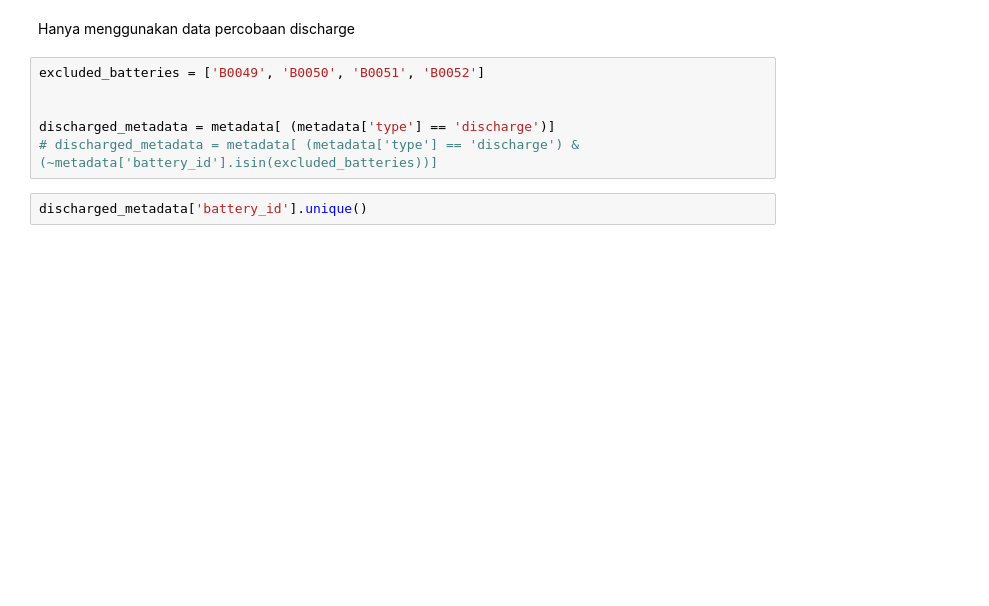
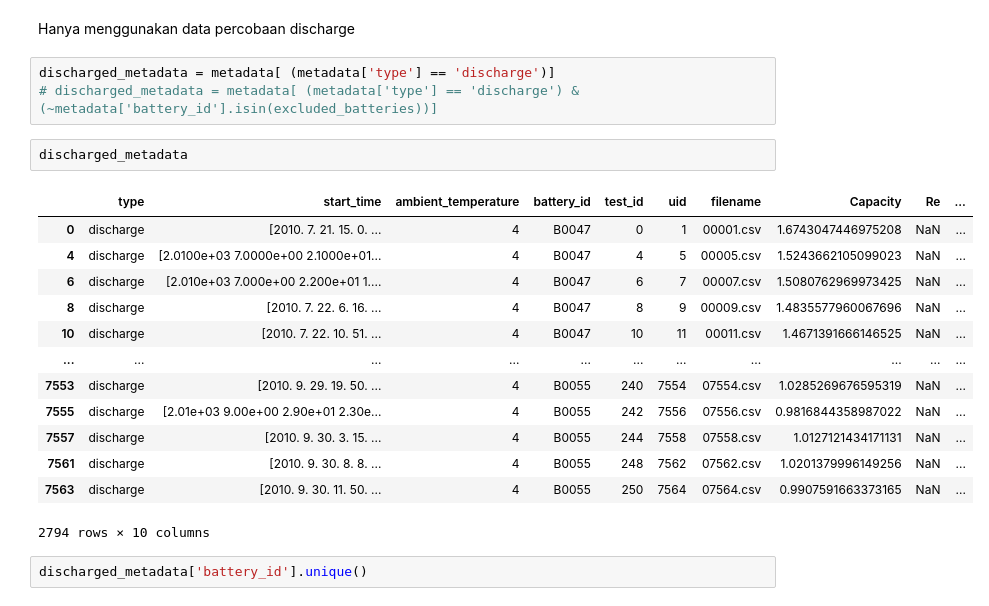
Before and after one commit to NandoG1/Comparative-Analysis-of-Machine-Learning-Models-for-Estimating-Li-ion-Batteries-State-of-Health, a Jupyter notebook: code.ipynb, the cells around one changed output. Cells and saved outputs as stored; diff of their text form; blank space fills up the shorter version.

```diff
--- a/code.ipynb
+++ b/code.ipynb
@@ -95,11 +142,24 @@ Name: battery_id, Length: 2794, dtype: object
 # %% [markdown]
 Hanya menggunakan data percobaan discharge
 # %%
-excluded_batteries = ['B0049', 'B0050', 'B0051', 'B0052']
-
-
 discharged_metadata = metadata[ (metadata['type'] == 'discharge')]
 # discharged_metadata = metadata[ (metadata['type'] == 'discharge') & (~metadata['battery_id'].isin(excluded_batteries))]
+# %%
+discharged_metadata
+# %% [output]
+|  | type | start_time | ambient_temperature | battery_id | test_id | uid | filename | Capacity | Re | ... |
+| 0 | discharge | [2010. 7. 21. 15. 0. ... | 4 | B0047 | 0 | 1 | 00001.csv | 1.6743047446975208 | NaN | ... |
+| 4 | discharge | [2.0100e+03 7.0000e+00 2.1000e+01... | 4 | B0047 | 4 | 5 | 00005.csv | 1.5243662105099023 | NaN | ... |
+| 6 | discharge | [2.010e+03 7.000e+00 2.200e+01 1.... | 4 | B0047 | 6 | 7 | 00007.csv | 1.5080762969973425 | NaN | ... |
+| 8 | discharge | [2010. 7. 22. 6. 16. ... | 4 | B0047 | 8 | 9 | 00009.csv | 1.4835577960067696 | NaN | ... |
+| 10 | discharge | [2010. 7. 22. 10. 51. ... | 4 | B0047 | 10 | 11 | 00011.csv | 1.4671391666146525 | NaN | ... |
+| ... | ... | ... | ... | ... | ... | ... | ... | ... | ... | ... |
+| 7553 | discharge | [2010. 9. 29. 19. 50. ... | 4 | B0055 | 240 | 7554 | 07554.csv | 1.0285269676595319 | NaN | ... |
+| 7555 | discharge | [2.01e+03 9.00e+00 2.90e+01 2.30e... | 4 | B0055 | 242 | 7556 | 07556.csv | 0.9816844358987022 | NaN | ... |
+| 7557 | discharge | [2010. 9. 30. 3. 15. ... | 4 | B0055 | 244 | 7558 | 07558.csv | 1.0127121434171131 | NaN | ... |
+| 7561 | discharge | [2010. 9. 30. 8. 8. ... | 4 | B0055 | 248 | 7562 | 07562.csv | 1.0201379996149256 | NaN | ... |
+| 7563 | discharge | [2010. 9. 30. 11. 50. ... | 4 | B0055 | 250 | 7564 | 07564.csv | 0.9907591663373165 | NaN | ... |
+2794 rows × 10 columns
 # %%
 discharged_metadata['battery_id'].unique()
 # %% [output]
```
Also changed, not shown: parts of 10 cells of this notebook.
